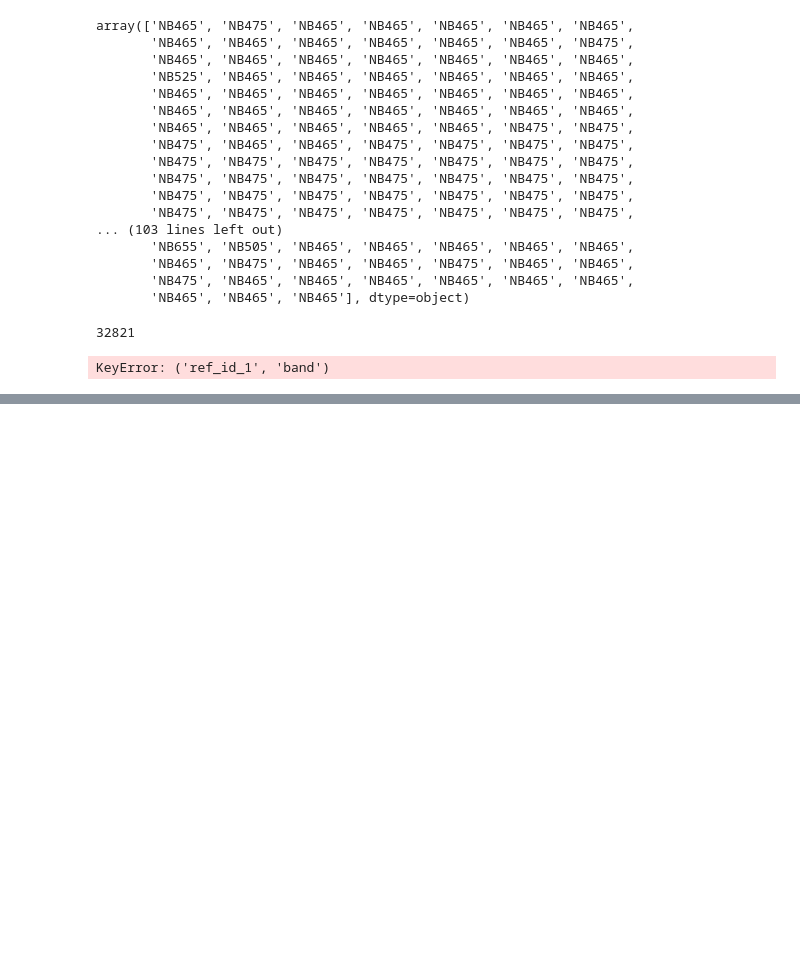
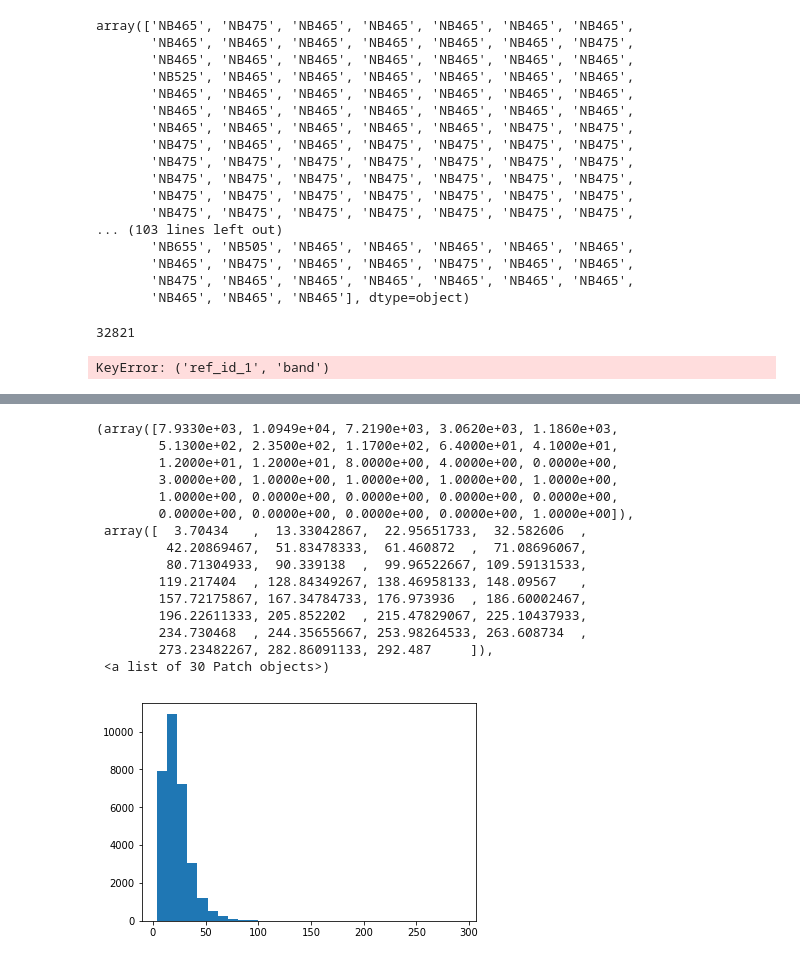
Before and after one commit to GiorgioManzoni/PAUS_code, a Jupyter notebook: 021_level4.ipynb, the cells around one changed output, grey strips where cells are left out. Cells and saved outputs as stored; diff of their text form; code cells hidden in the pictures; blank space fills up the shorter version.

Commit message:
minor changes, I can actually read the csv table under the section Good Table

```diff
--- a/021_level4.ipynb
+++ b/021_level4.ipynb
@@ -137,0 +140,2 @@ KeyError: ('ref_id_1', 'band')
+# %%
+data_good = pd.read_csv('../data/level4_PAUS_good.csv')
@@ -137,0 +189,19 @@ KeyError: ('ref_id_1', 'band')
+# %%
+plt.hist(data_good['r50'][data_good['r50']>0],bins=30)
+# %% [output]
+(array([7.9330e+03, 1.0949e+04, 7.2190e+03, 3.0620e+03, 1.1860e+03,
+        5.1300e+02, 2.3500e+02, 1.1700e+02, 6.4000e+01, 4.1000e+01,
+        1.2000e+01, 1.2000e+01, 8.0000e+00, 4.0000e+00, 0.0000e+00,
+        3.0000e+00, 1.0000e+00, 1.0000e+00, 1.0000e+00, 1.0000e+00,
+        1.0000e+00, 0.0000e+00, 0.0000e+00, 0.0000e+00, 0.0000e+00,
+        0.0000e+00, 0.0000e+00, 0.0000e+00, 0.0000e+00, 1.0000e+00]),
+ array([  3.70434   ,  13.33042867,  22.95651733,  32.582606  ,
+         42.20869467,  51.83478333,  61.460872  ,  71.08696067,
+         80.71304933,  90.339138  ,  99.96522667, 109.59131533,
+        119.217404  , 128.84349267, 138.46958133, 148.09567   ,
+        157.72175867, 167.34784733, 176.973936  , 186.60002467,
+        196.22611333, 205.852202  , 215.47829067, 225.10437933,
+        234.730468  , 244.35655667, 253.98264533, 263.608734  ,
+        273.23482267, 282.86091133, 292.487     ]),
+ <a list of 30 Patch objects>)
+[figure, added]
```
Also changed, not shown: parts of 10 cells of this notebook.
